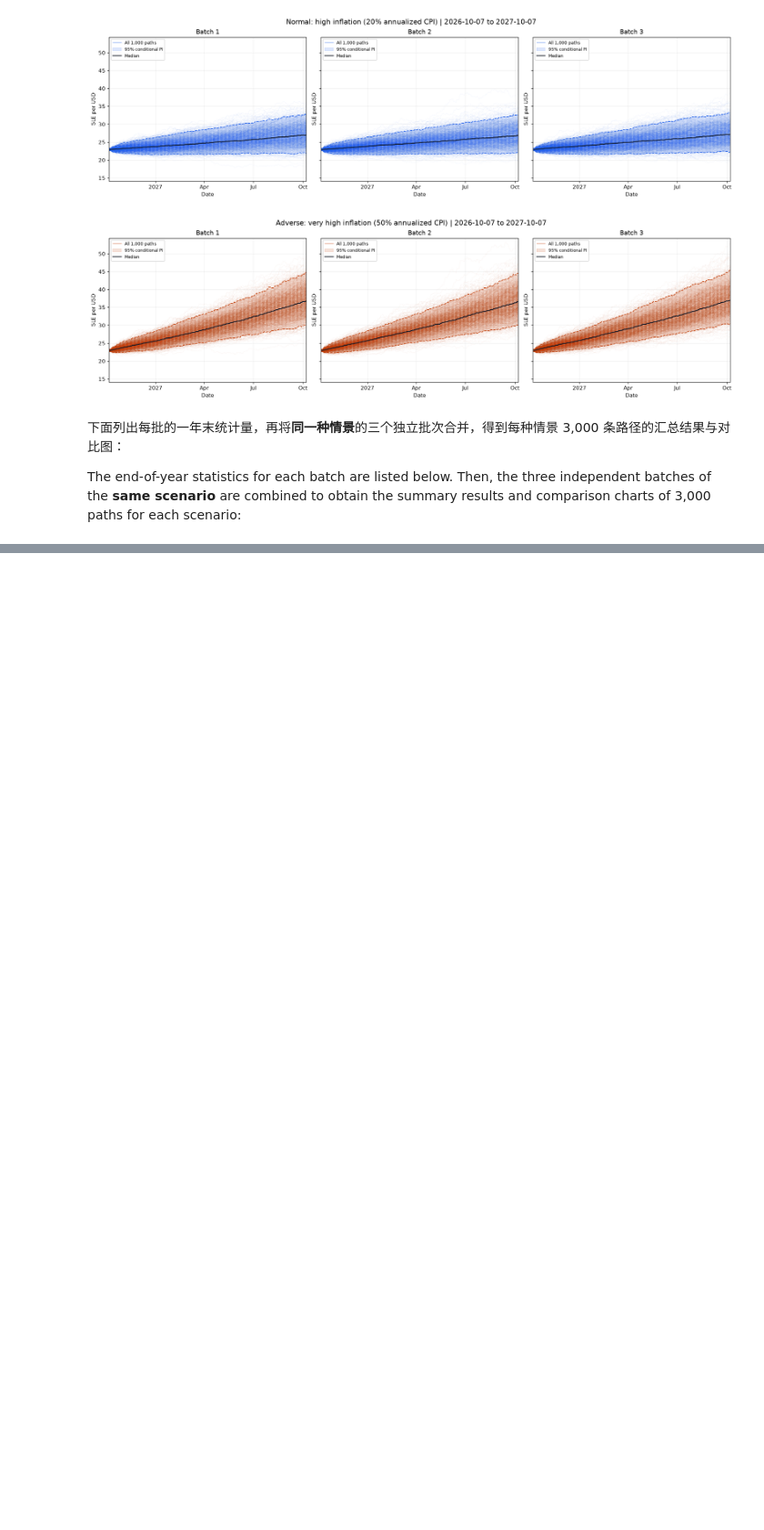
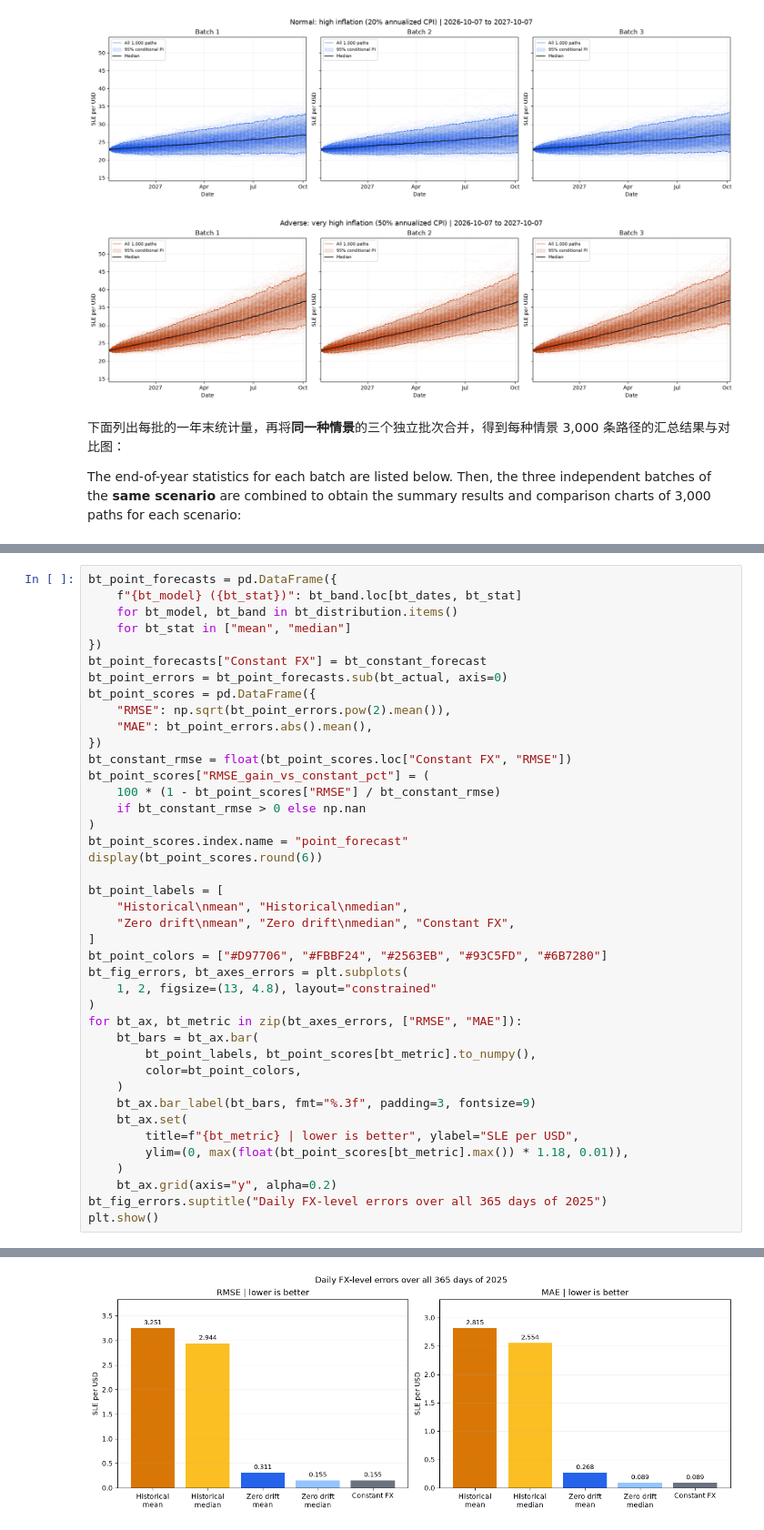
Before and after one commit to Kitazaki-Hinata/SLE_research, a Jupyter notebook: notebook/9_stochastic_fx_backtest.ipynb, the cells around one changed output, grey strips where cells are left out. Shown at 91% size. Cells and saved outputs as stored; diff of their text form; blank space fills up the shorter version.

```diff
--- a/notebook/9_stochastic_fx_backtest.ipynb
+++ b/notebook/9_stochastic_fx_backtest.ipynb
@@ -916,0 +1236,42 @@ plt.show()
+# %%
+bt_point_forecasts = pd.DataFrame({
+    f"{bt_model} ({bt_stat})": bt_band.loc[bt_dates, bt_stat]
+    for bt_model, bt_band in bt_distribution.items()
+    for bt_stat in ["mean", "median"]
+})
+bt_point_forecasts["Constant FX"] = bt_constant_forecast
+bt_point_errors = bt_point_forecasts.sub(bt_actual, axis=0)
+bt_point_scores = pd.DataFrame({
+    "RMSE": np.sqrt(bt_point_errors.pow(2).mean()),
+    "MAE": bt_point_errors.abs().mean(),
+})
+bt_constant_rmse = float(bt_point_scores.loc["Constant FX", "RMSE"])
+bt_point_scores["RMSE_gain_vs_constant_pct"] = (
+    100 * (1 - bt_point_scores["RMSE"] / bt_constant_rmse)
+    if bt_constant_rmse > 0 else np.nan
+)
+bt_point_scores.index.name = "point_forecast"
+display(bt_point_scores.round(6))
+
+bt_point_labels = [
+    "Historical\nmean", "Historical\nmedian",
+    "Zero drift\nmean", "Zero drift\nmedian", "Constant FX",
+]
+bt_point_colors = ["#D97706", "#FBBF24", "#2563EB", "#93C5FD", "#6B7280"]
+bt_fig_errors, bt_axes_errors = plt.subplots(
+    1, 2, figsize=(13, 4.8), layout="constrained"
+)
+for bt_ax, bt_metric in zip(bt_axes_errors, ["RMSE", "MAE"]):
+    bt_bars = bt_ax.bar(
+        bt_point_labels, bt_point_scores[bt_metric].to_numpy(),
+        color=bt_point_colors,
+    )
+    bt_ax.bar_label(bt_bars, fmt="%.3f", padding=3, fontsize=9)
+    bt_ax.set(
+        title=f"{bt_metric} | lower is better", ylabel="SLE per USD",
+        ylim=(0, max(float(bt_point_scores[bt_metric].max()) * 1.18, 0.01)),
+    )
+    bt_ax.grid(axis="y", alpha=0.2)
+bt_fig_errors.suptitle("Daily FX-level errors over all 365 days of 2025")
+plt.show()
+# %% [output]
@@ -916,0 +1285 @@ plt.show()
+[figure, added]
```
Also changed, not shown: parts of 19 cells of this notebook, 3 other files.
